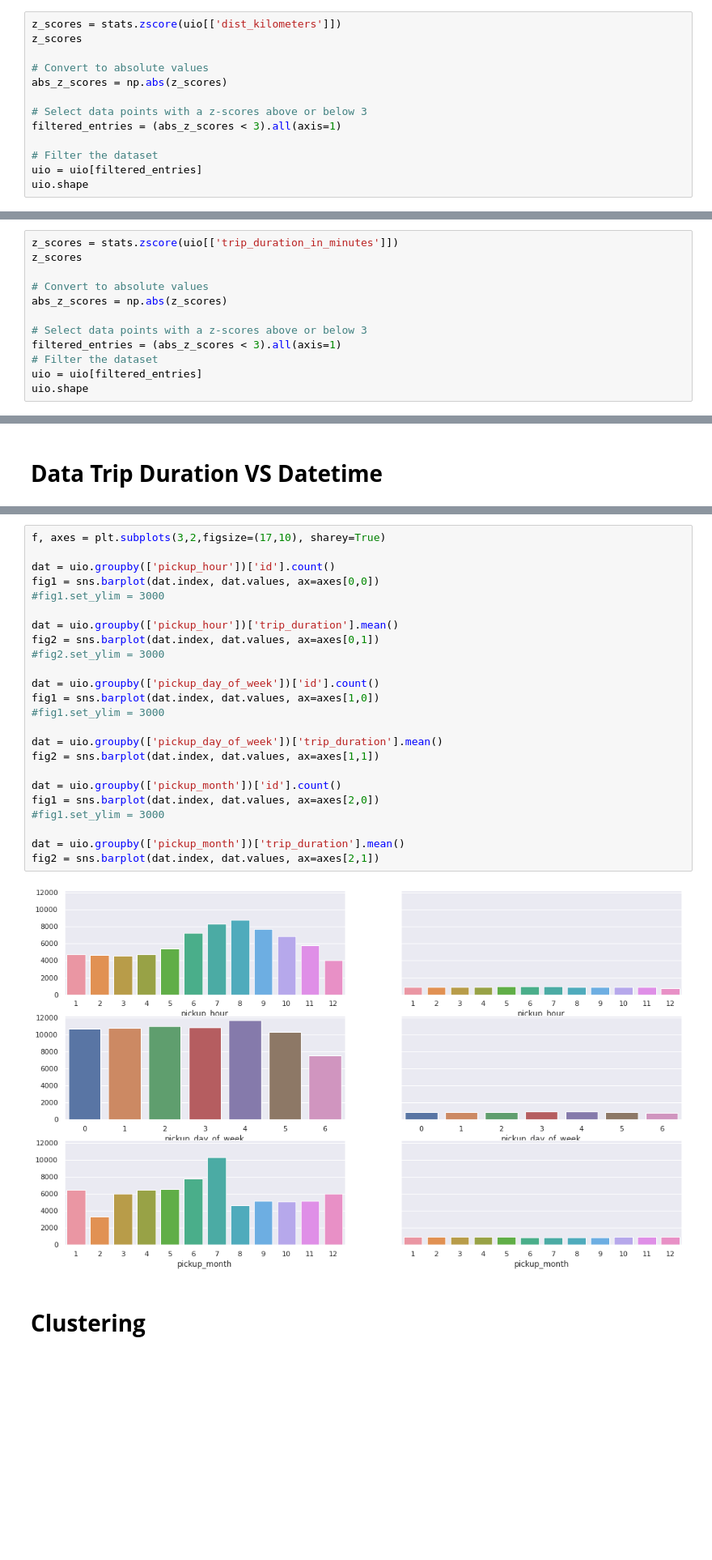
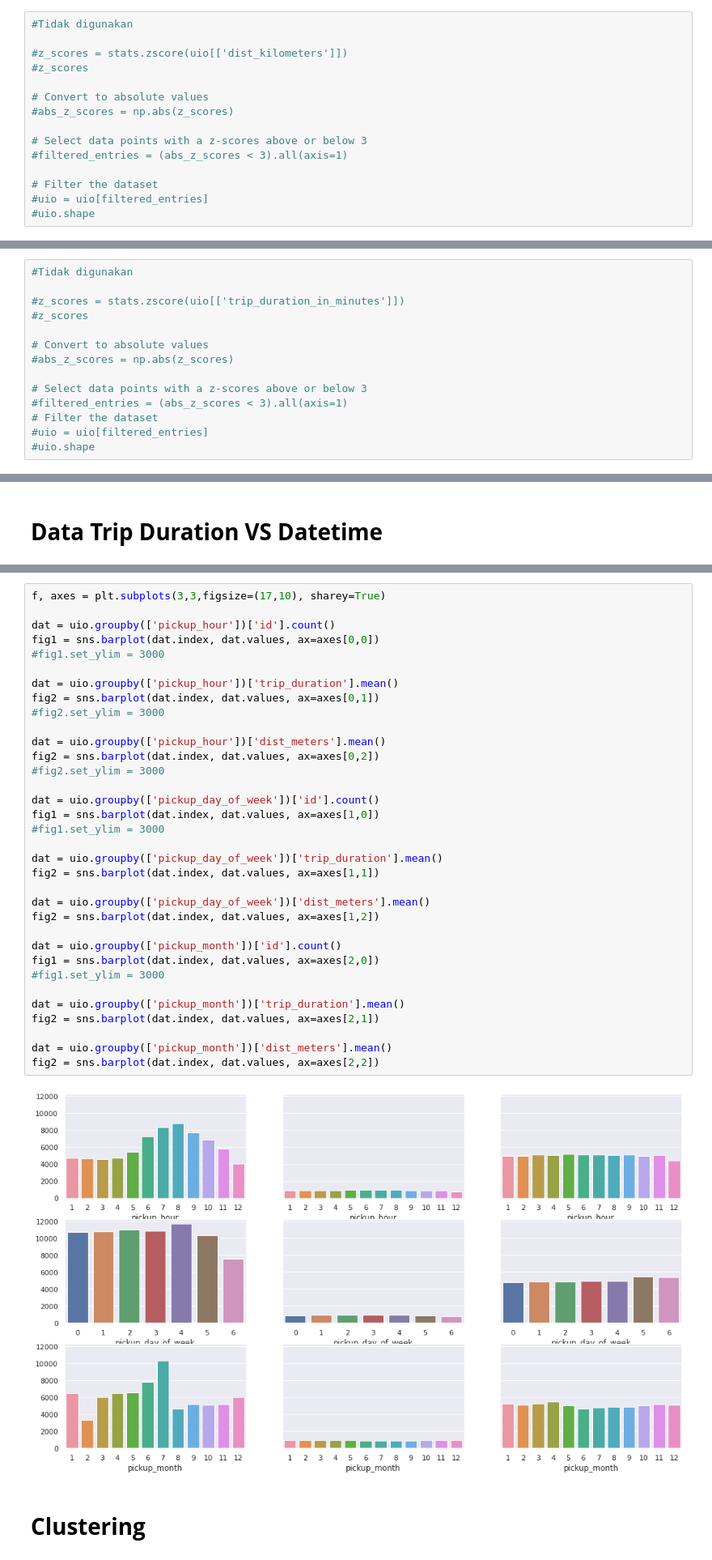
Before and after one commit to frfusch21/DTS_GGU_5, a Jupyter notebook: GGU5_Nia_All_Data.ipynb, the cells around one changed output, grey strips where cells are left out. Shown at 81% size. Cells and saved outputs as stored; diff of their text form; blank space fills up the shorter version.

```diff
--- a/GGU5_Nia_All_Data.ipynb
+++ b/GGU5_Nia_All_Data.ipynb
@@ -187,15 +190,17 @@ uio['dist_kilometers'] =  uio['dist_meters']/1000
 # %%
 uio = uio[(uio['dist_kilometers'] > 0)]
 # %%
-z_scores = stats.zscore(uio[['dist_kilometers']])
-z_scores
+#Tidak digunakan
+
+#z_scores = stats.zscore(uio[['dist_kilometers']])
+#z_scores
 
 # Convert to absolute values
-abs_z_scores = np.abs(z_scores)
+#abs_z_scores = np.abs(z_scores)
 
 # Select data points with a z-scores above or below 3
-filtered_entries = (abs_z_scores < 3).all(axis=1)
+#filtered_entries = (abs_z_scores < 3).all(axis=1)
 
 # Filter the dataset
-uio = uio[filtered_entries]
-uio.shape
+#uio = uio[filtered_entries]
+#uio.shape
@@ -271,14 +274,16 @@ print((uio['trip_duration_in_minutes'].max()))
 0.05
 1282723.6833333333
 # %%
-z_scores = stats.zscore(uio[['trip_duration_in_minutes']])
-z_scores
+#Tidak digunakan
+
+#z_scores = stats.zscore(uio[['trip_duration_in_minutes']])
+#z_scores
 
 # Convert to absolute values
-abs_z_scores = np.abs(z_scores)
+#abs_z_scores = np.abs(z_scores)
 
 # Select data points with a z-scores above or below 3
-filtered_entries = (abs_z_scores < 3).all(axis=1)
+#filtered_entries = (abs_z_scores < 3).all(axis=1)
 # Filter the dataset
-uio = uio[filtered_entries]
-uio.shape
+#uio = uio[filtered_entries]
+#uio.shape
@@ -362,29 +399,39 @@ uio['pickup_day_of_week'] = uio['pickup_datetime'].dt.dayofweek
 # %%
-f, axes = plt.subplots(3,2,figsize=(17,10), sharey=True)
+f, axes = plt.subplots(3,3,figsize=(17,10), sharey=True)
 
 dat = uio.groupby(['pickup_hour'])['id'].count()
 fig1 = sns.barplot(dat.index, dat.values, ax=axes[0,0])
 #fig1.set_ylim = 3000
 
 dat = uio.groupby(['pickup_hour'])['trip_duration'].mean()
 fig2 = sns.barplot(dat.index, dat.values, ax=axes[0,1])
 #fig2.set_ylim = 3000
 
+dat = uio.groupby(['pickup_hour'])['dist_meters'].mean()
+fig2 = sns.barplot(dat.index, dat.values, ax=axes[0,2])
+#fig2.set_ylim = 3000
+
 dat = uio.groupby(['pickup_day_of_week'])['id'].count()
 fig1 = sns.barplot(dat.index, dat.values, ax=axes[1,0])
 #fig1.set_ylim = 3000
 
 dat = uio.groupby(['pickup_day_of_week'])['trip_duration'].mean()
 fig2 = sns.barplot(dat.index, dat.values, ax=axes[1,1])
 
+dat = uio.groupby(['pickup_day_of_week'])['dist_meters'].mean()
+fig2 = sns.barplot(dat.index, dat.values, ax=axes[1,2])
+
 dat = uio.groupby(['pickup_month'])['id'].count()
 fig1 = sns.barplot(dat.index, dat.values, ax=axes[2,0])
 #fig1.set_ylim = 3000
 
 dat = uio.groupby(['pickup_month'])['trip_duration'].mean()
 fig2 = sns.barplot(dat.index, dat.values, ax=axes[2,1])
+
+dat = uio.groupby(['pickup_month'])['dist_meters'].mean()
+fig2 = sns.barplot(dat.index, dat.values, ax=axes[2,2])
 # %% [output]
-[figure, old version]
+[figure, new version]
 # %% [markdown]
 # **Clustering**
 # %%
```
Also changed, not shown: parts of 43 cells of this notebook.
